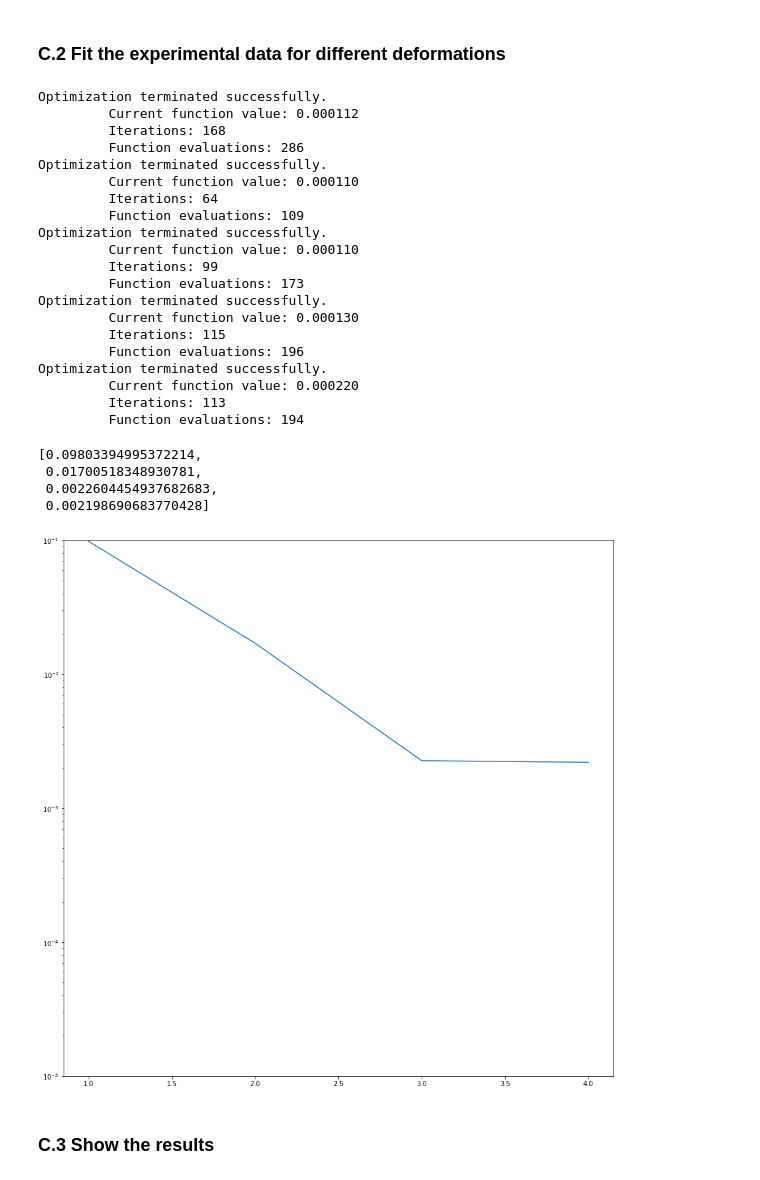
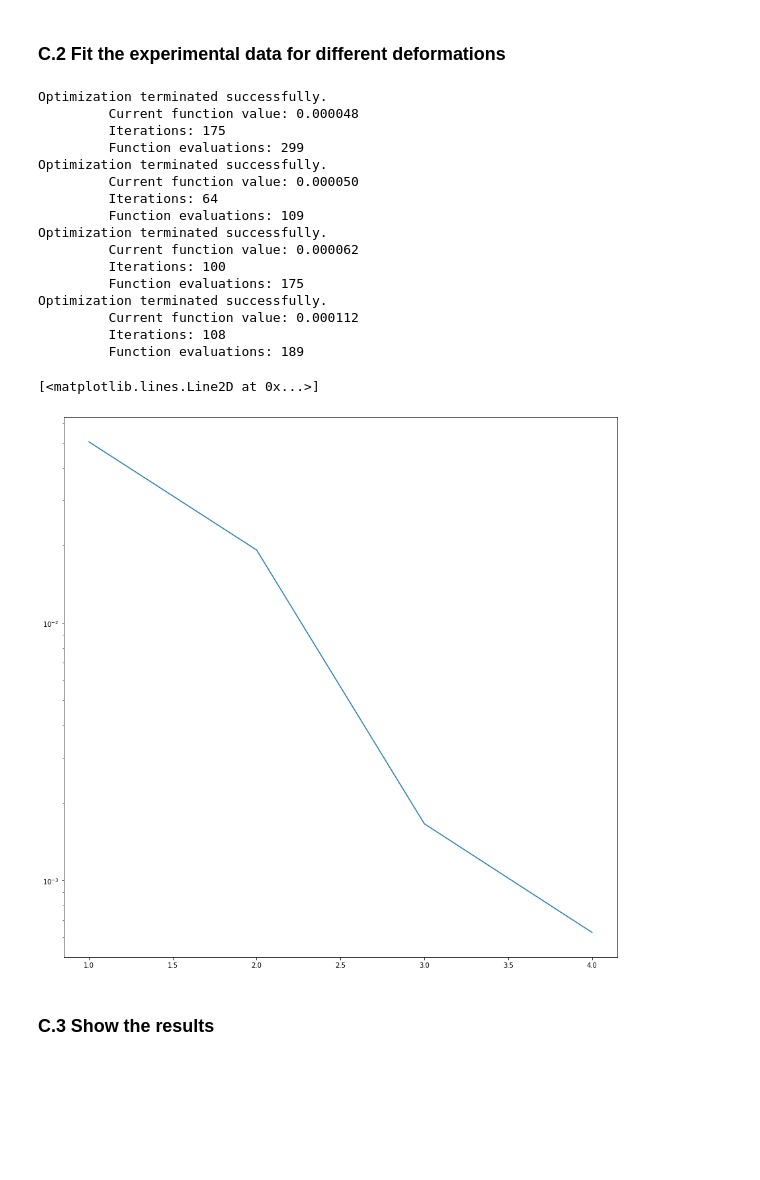
Before and after one commit to wavefrontshaping/article_RME_2023, a Jupyter notebook: Experiment_VS_Model/Experiment_VS_Model.ipynb, the cells around one changed output. Drawn from its saved outputs; the diff is of its cells as text; code cells hidden in the pictures; blank space fills up the shorter version.

```diff
--- a/Experiment_VS_Model/Experiment_VS_Model.ipynb
+++ b/Experiment_VS_Model/Experiment_VS_Model.ipynb
@@ -38,7 +38,8 @@ pyMMF.__file__
 # %% [markdown]
 **Requires pyMMF**
 # %%
-FIBER = 'Draka-GRIN'
+# FIBER = 'Draka-GRIN'
+FIBER = 'GRIN3'
 DATA_PATH = Path("../Data") / FIBER
 # DATA_PATH = "../Data/"
 
@@ -853,22 +787,18 @@ n_coeffs_fit = gammas
 # alpha = alphas[0][0]
 # %% [output]
 Optimization terminated successfully.
-         Current function value: 0.000112
-         Iterations: 168
-         Function evaluations: 286
+         Current function value: 0.000048
+         Iterations: 175
+         Function evaluations: 299
 Optimization terminated successfully.
-         Current function value: 0.000110
+         Current function value: 0.000050
          Iterations: 64
          Function evaluations: 109
 Optimization terminated successfully.
-         Current function value: 0.000110
-         Iterations: 99
-         Function evaluations: 173
+         Current function value: 0.000062
+         Iterations: 100
+         Function evaluations: 175
 Optimization terminated successfully.
-         Current function value: 0.000130
-         Iterations: 115
-         Function evaluations: 196
-Optimization terminated successfully.
-         Current function value: 0.000220
-         Iterations: 113
-         Function evaluations: 194
+         Current function value: 0.000112
+         Iterations: 108
+         Function evaluations: 189
@@ -939,25 +819,21 @@ save_data()
 # %%
 # to quantify the effect of each paramter, we compare the correlation function with the each paramter se to 0 independently
 ind_deformation = -1
 errors = []
 
 for ind_q, _ in enumerate(n_coeffs_fit[ind_deformation]):
     gammas = np.copy(n_coeffs_fit[ind_deformation])
     C1 =  Compute_correlation(gammas, qs)
     gammas[ind_q] = 0
     C2 =  Compute_correlation(gammas, qs)
     errors.append(np.mean(np.abs(C1-C2)**2))
 
 plt.figure(figsize = (15,15))
 plt.semilogy(qs,errors)
-plt.ylim([1e-5,1e-1])
-errors
+# plt.ylim([1e-5,1e-1])
 # %% [output]
-[0.09803394995372214,
- 0.01700518348930781,
- 0.0022604454937682683,
- 0.002198690683770428]
+[<matplotlib.lines.Line2D at 0x...>]
-[figure, old version]
+[figure, new version]
 # %% [markdown]
 ### C.3 Show the results
 # %% [markdown]
```
Also changed, not shown: parts of 76 cells of this notebook.
